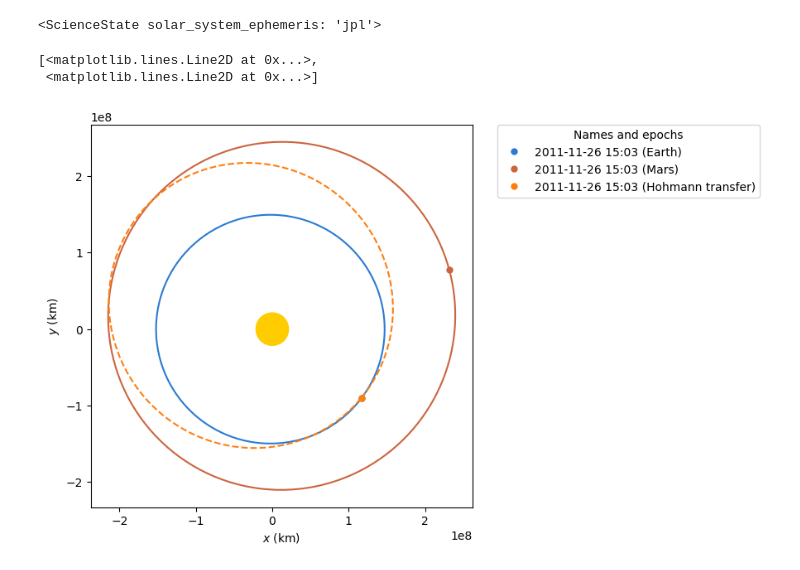
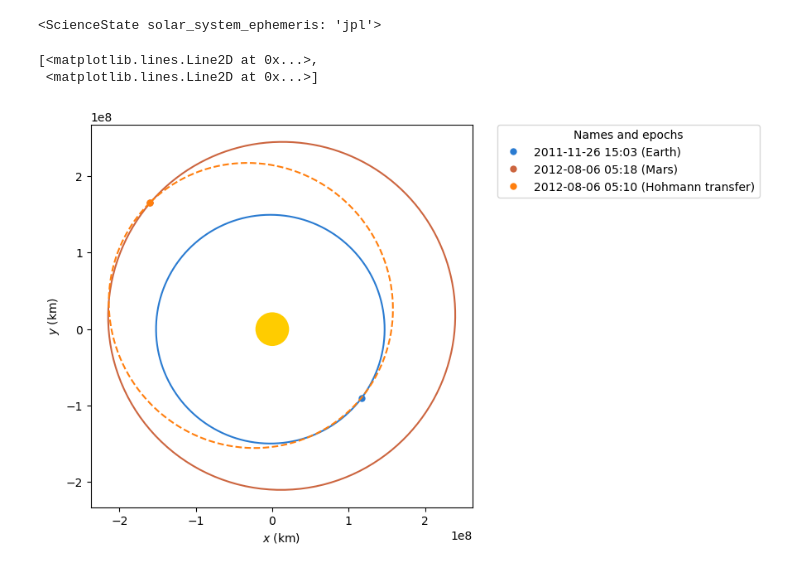
Before and after one commit to jackSN8/mars-3-months, a Jupyter notebook: mars_traj_testing_1.ipynb, the cells around one changed output. Drawn from its saved outputs; the diff is of its cells as text; code cells hidden in the pictures.

Commit message:
more orbit code

```diff
--- a/mars_traj_testing_1.ipynb
+++ b/mars_traj_testing_1.ipynb
@@ -37,15 +38,17 @@ man_lambert = Maneuver.lambert(ss_earth, ss_mars)
 
 # Get the transfer and final orbits
 ss_trans, ss_target = ss_earth.apply_maneuver(man_lambert, intermediate=True)
+#propogate orbit out to Mars
+ss_final = ss_trans.propagate(date_arrival-date_launch-0.005*u.day)
 # %%
 
 # We can check new bodies positions
 plotter = StaticOrbitPlotter()
 plotter.plot_body_orbit(Earth,  date_launch, label="Earth")
-plotter.plot_body_orbit(Mars,  date_launch, label="Mars")
+plotter.plot_body_orbit(Mars,  date_arrival, label="Mars")
 
-plotter.plot(ss_trans, color="C1", label="Hohmann transfer")
+plotter.plot(ss_final, color="C1", label="Hohmann transfer arrival")
 # %% [output]
 [<matplotlib.lines.Line2D at 0x...>,
  <matplotlib.lines.Line2D at 0x...>]
-[figure, old version]
+[figure, new version]
```
Also changed, not shown: parts of 3 cells of this notebook, 5 other files.
